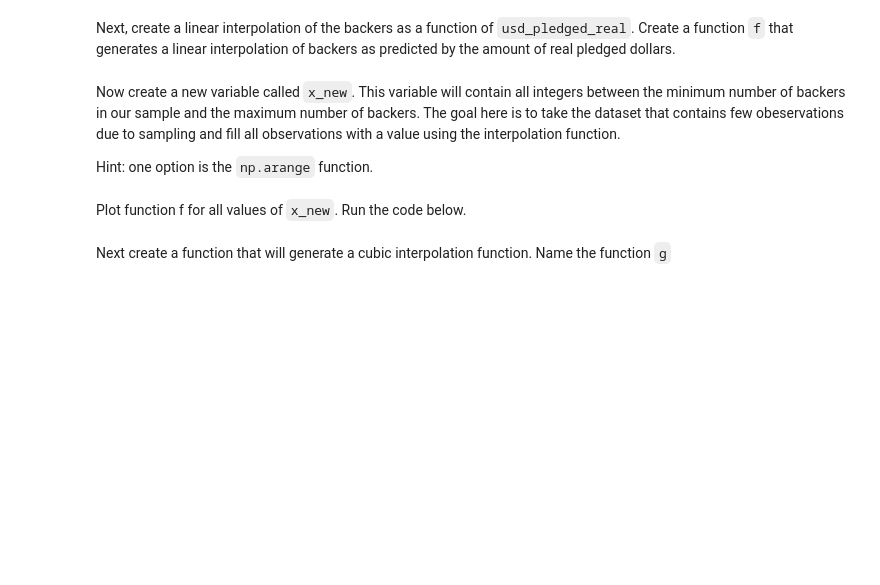
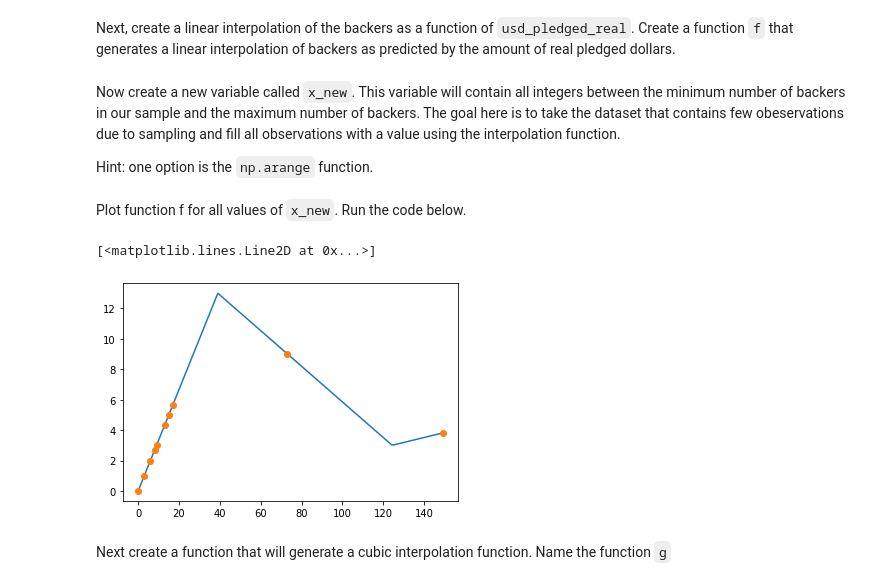
Before and after one commit to ironhack-datalabs/datamad0320, a Jupyter notebook: module-2/lab-intro-to-scipy/your-code/main.ipynb, the cells around one changed output. Cells and saved outputs as stored; diff of their text form; code cells hidden in the pictures; blank space fills up the shorter version.

```diff
--- a/module-2/lab-intro-to-scipy/your-code/main.ipynb
+++ b/module-2/lab-intro-to-scipy/your-code/main.ipynb
@@ -43,2 +60,4 @@ Next, create a column that checks whether the currency of the project is in US D
+# %%
+kickstarter['usd']=np.where(kickstarter['currency'] == 'USD', 1,0)
 # %% [markdown]
 Now create a contingency table using the `pd.crosstab` function in the cell below to compare the `goal_met` and `usd` columns.
@@ -64,0 +121,4 @@ In the cell below, import the `interp1d` function and first take a sample of 10
+# %%
+#pandas.DataFrame.sample
+sample_10=kickstarter.sample(n=10)
+sample_10
@@ -69,3 +139,5 @@ Next, create a linear interpolation of the backers as a function of `usd_pledged
+# %%
+f = interpolate.interp1d(sample_10['usd_pledged_real'], sample_10['backers'], kind="linear")
 # %% [markdown]
 Now create a new variable called `x_new`. This variable will contain all integers between the minimum number of backers in our sample and the maximum number of backers. The goal here is to take the dataset that contains few obeservations due to sampling and fill all observations with a value using the interpolation function.
 
@@ -75,11 +145,15 @@ Hint: one option is the `np.arange` function.
+# %%
+x_new=np.arange(start=min(sample_10['backers']), stop=max(sample_10['backers']))
 # %% [markdown]
 Plot function f for all values of `x_new`. Run the code below.
 # %%
-# Run this code:
-
 %matplotlib inline
 import matplotlib.pyplot as plt
 
-plt.plot(x_new, f(x_new))
+plt.plot(x_new, f(x_new), '-')
+plt.plot(sample_10['backers'], f(sample_10['backers']), 'o')
+# %% [output]
+[<matplotlib.lines.Line2D at 0x...>]
+[figure, added]
 # %% [markdown]
 Next create a function that will generate a cubic interpolation function. Name the function `g`
```
Also changed, not shown: parts of 28 cells of this notebook.
